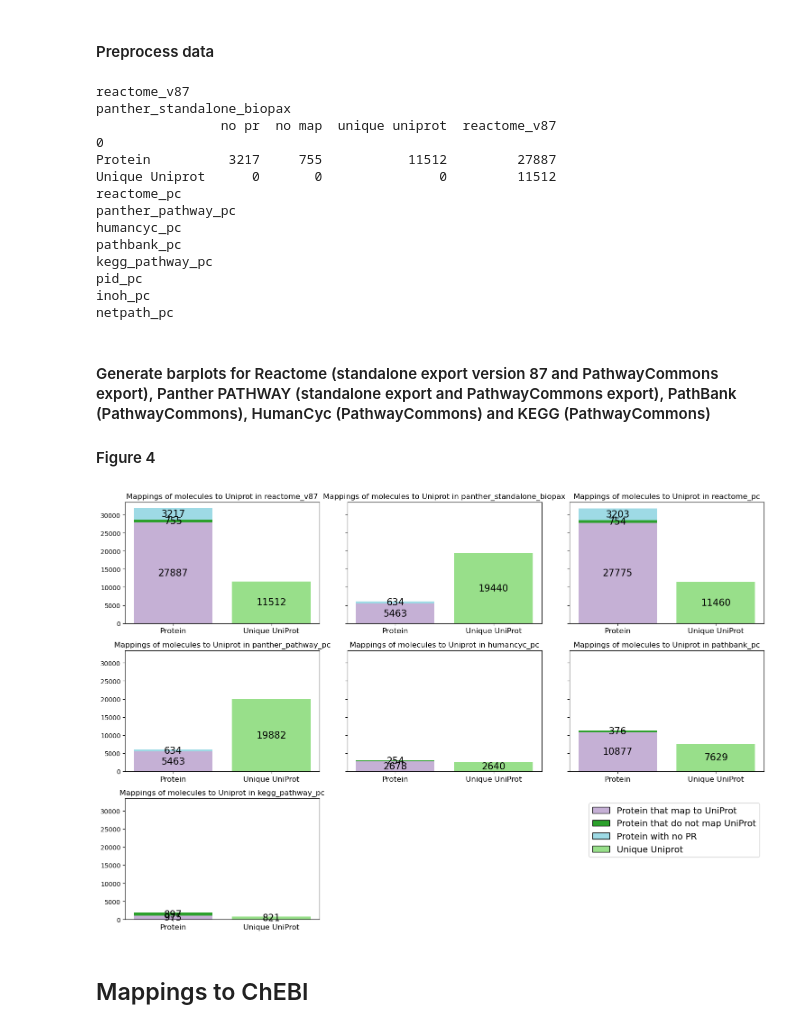
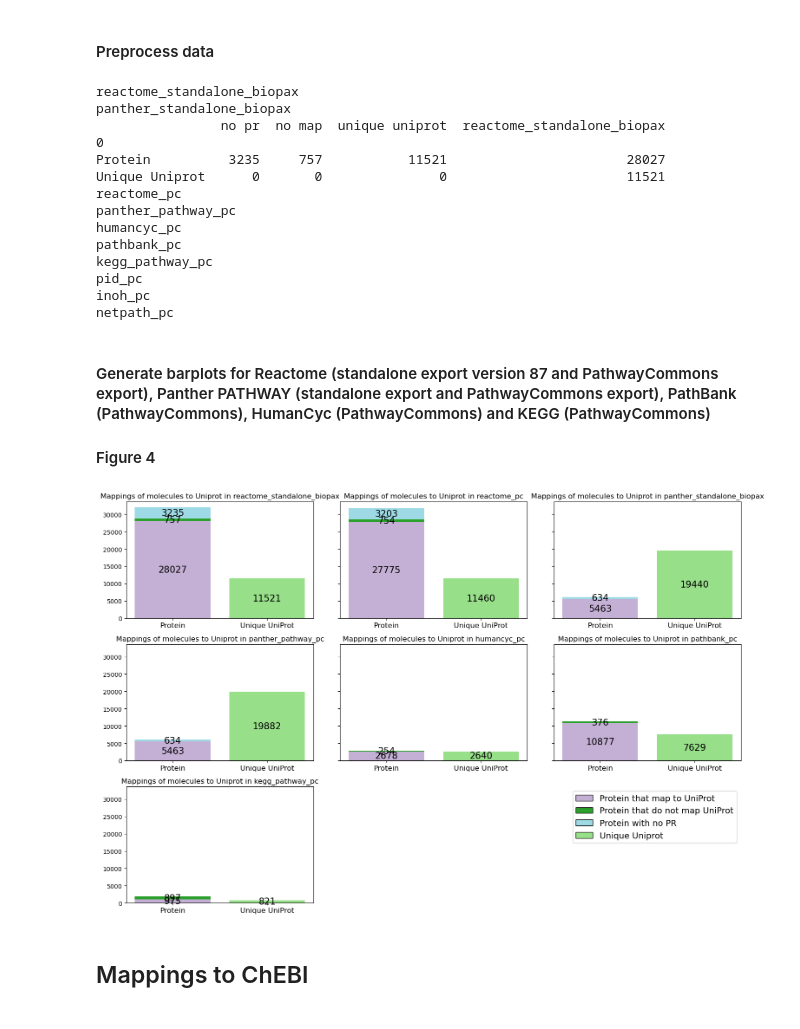
Before and after one commit to CecileBeust/BioPAXReview2024Codes, a Jupyter notebook: Figure4-5/Scripts/03_barplots_mappings.ipynb, the cells around one changed output. Cells and saved outputs as stored; diff of their text form; code cells hidden in the pictures.

Commit message:
update mappings barplots

```diff
--- a/Figure4-5/Scripts/03_barplots_mappings.ipynb
+++ b/Figure4-5/Scripts/03_barplots_mappings.ipynb
@@ -10,9 +10,9 @@ from matplotlib.patches import Patch
 #### Concatenate query results of mappings
 # %%
 # Concatenate query results for UniProt mappings
-reactome_v87_mappings_uniprot = pd.read_csv("../Results/reactome_v87_mappings_uniprot.csv", sep=",", skiprows=1, header=None, index_col=0)
+reactome_standalone_mappings_uniprot = pd.read_csv("../Results/reactome_standalone_mappings_uniprot.csv", sep=",", skiprows=1, header=None, index_col=0)
+reactome_pc_mappings_uniprot = pd.read_csv("../Results/reactome_pc_mappings_uniprot.csv", sep=",", skiprows=1, header=None, index_col=0)
 panther_standalone_mappings_uniprot = pd.read_csv("../Results/panther_standalone_mappings_uniprot.csv", sep=",", skiprows=1, header=None, index_col=0)
-reactome_pc_mappings_uniprot = pd.read_csv("../Results/reactome_pc_mappings_uniprot.csv", sep=",", skiprows=1, header=None, index_col=0)
 panther_pathway_pc_mappings_uniprot = pd.read_csv("../Results/panther_pc_mappings_uniprot.csv", sep=",", skiprows=1, header=None, index_col=0)
 pathbank_pc_mappings_uniprot = pd.read_csv("../Results/pathbank_pc_mappings_uniprot.csv", sep=",", skiprows=1, header=None, index_col=0)
 humancyc_pc_mappings_uniprot = pd.read_csv("../Results/humancyc_pc_mappings_uniprot.csv", sep=",", skiprows=1, header=None, index_col=0)
@@ -21,14 +21,14 @@ pid_pc_mappings_uniprot = pd.read_csv("../Results/pid_pc_mappings_uniprot.csv",
 inoh_pc_mappings_uniprot = pd.read_csv("../Results/inoh_pc_mappings_uniprot.csv", sep=",", skiprows=1, header=None, index_col=0)
 netpath_pc_mappings_uniprot = pd.read_csv("../Results/netpath_pc_mappings_uniprot.csv", sep=",", skiprows=1, header=None, index_col=0)
 
-concat_df_uniprot = pd.concat([reactome_v87_mappings_uniprot, panther_standalone_mappings_uniprot[1], reactome_pc_mappings_uniprot[1], panther_pathway_pc_mappings_uniprot[1], pathbank_pc_mappings_uniprot[1], humancyc_pc_mappings_uniprot[1], kegg_pathway_pc_mappings_uniprot[1], pid_pc_mappings_uniprot[1], inoh_pc_mappings_uniprot[1], netpath_pc_mappings_uniprot[1]], axis=1, ignore_index=True)
-concat_df_uniprot.columns = ["reactome_v87", "panther_standalone_biopax", "reactome_pc", "panther_pathway_pc", "pathbank_pc", "humancyc_pc", "kegg_pathway_pc", "pid_pc", "inoh_pc", "netpath_pc"]
+concat_df_uniprot = pd.concat([reactome_standalone_mappings_uniprot, reactome_pc_mappings_uniprot[1], panther_standalone_mappings_uniprot[1], panther_pathway_pc_mappings_uniprot[1], pathbank_pc_mappings_uniprot[1], humancyc_pc_mappings_uniprot[1], kegg_pathway_pc_mappings_uniprot[1], pid_pc_mappings_uniprot[1], inoh_pc_mappings_uniprot[1], netpath_pc_mappings_uniprot[1]], axis=1, ignore_index=True)
+concat_df_uniprot.columns = ["reactome_standalone_biopax", "reactome_pc", "panther_standalone_biopax", "panther_pathway_pc", "pathbank_pc", "humancyc_pc", "kegg_pathway_pc", "pid_pc", "inoh_pc", "netpath_pc"]
 concat_df_uniprot.to_csv("../Results/Mappings_Uniprot.csv", sep=",")
 
 # Concatenate query results for ChEBI mappings
-reactome_v87_mappings_chebi = pd.read_csv("../Results/reactome_v87_mappings_chebi.csv", sep=",", skiprows=1, header=None, index_col=0)
+reactome_standalone_mappings_chebi = pd.read_csv("../Results/reactome_standalone_mappings_chebi.csv", sep=",", skiprows=1, header=None, index_col=0)
+reactome_pc_mappings_chebi = pd.read_csv("../Results/reactome_pc_mappings_chebi.csv", sep=",", skiprows=1, header=None, index_col=0)
 panther_standalone_mappings_chebi = pd.read_csv("../Results/panther_standalone_biopax_mappings_chebi.csv", sep=",", skiprows=1, header=None, index_col=0)
-reactome_pc_mappings_chebi = pd.read_csv("../Results/reactome_pc_mappings_chebi.csv", sep=",", skiprows=1, header=None, index_col=0)
 panther_pathway_pc_mappings_chebi = pd.read_csv("../Results/panther_pc_mappings_chebi.csv", sep=",", skiprows=1, header=None, index_col=0)
 pathbank_pc_mappings_chebi = pd.read_csv("../Results/pathbank_pc_mappings_chebi.csv", sep=",", skiprows=1, header=None, index_col=0)
 humancyc_pc_mappings_chebi = pd.read_csv("../Results/humancyc_pc_mappings_chebi.csv", sep=",", skiprows=1, header=None, index_col=0)
@@ -37,8 +37,8 @@ pid_pc_mappings_chebi = pd.read_csv("../Results/pid_pc_mappings_chebi.csv", sep=
 inoh_pc_mappings_chebi = pd.read_csv("../Results/inoh_pc_mappings_chebi.csv", sep=",", skiprows=1, header=None, index_col=0)
 netpath_pc_mappings_chebi = pd.read_csv("../Results/netpath_pc_mappings_chebi.csv", sep=",", skiprows=1, header=None, index_col=0)
 
-concat_df_chebi = pd.concat([reactome_v87_mappings_chebi, panther_standalone_mappings_chebi[1], reactome_pc_mappings_chebi[1], panther_pathway_pc_mappings_chebi[1], pathbank_pc_mappings_chebi[1], humancyc_pc_mappings_chebi[1], kegg_pathway_pc_mappings_chebi[1], pid_pc_mappings_chebi[1], inoh_pc_mappings_chebi[1], netpath_pc_mappings_chebi[1]], axis=1, ignore_index=True)
-concat_df_chebi.columns = ["reactome_v87", "panther_standalone_biopax", "reactome_pc", "panther_pathway_pc", "pathbank_pc", "humancyc_pc", "kegg_pathway_pc", "pid_pc", "inoh_pc", "netpath_pc"]
+concat_df_chebi = pd.concat([reactome_standalone_mappings_chebi, reactome_pc_mappings_chebi[1], panther_standalone_mappings_chebi[1], panther_pathway_pc_mappings_chebi[1], pathbank_pc_mappings_chebi[1], humancyc_pc_mappings_chebi[1], kegg_pathway_pc_mappings_chebi[1], pid_pc_mappings_chebi[1], inoh_pc_mappings_chebi[1], netpath_pc_mappings_chebi[1]], axis=1, ignore_index=True)
+concat_df_chebi.columns = ["reactome_standalone_biopax", "reactome_pc", "panther_standalone_biopax", "panther_pathway_pc", "pathbank_pc", "humancyc_pc", "kegg_pathway_pc", "pid_pc", "inoh_pc", "netpath_pc"]
 concat_df_chebi.to_csv("../Results/Mappings_ChEBI.csv", sep=",")
 # %% [markdown]
 ## Mappings to UniProt
@@ -65,10 +65,10 @@ def replace_nan_with_zero(df):
     return df.fillna(0)
 
 
-subdata_reactome_v87_uniprot = preprocess_data_uniprot(concat_df_uniprot, "reactome_v87")
+subdata_reactome_standalone_uniprot = preprocess_data_uniprot(concat_df_uniprot, "reactome_standalone_biopax")
 subdata_panther_standalone_uniprot = preprocess_data_uniprot(concat_df_uniprot, "panther_standalone_biopax")
 subdata_panther_standalone_uniprot = replace_nan_with_zero(subdata_panther_standalone_uniprot)
-print(subdata_reactome_v87_uniprot)
+print(subdata_reactome_standalone_uniprot)
 
 subdata_reactome_pc_uniprot = preprocess_data_uniprot(concat_df_uniprot, "reactome_pc")
 subdata_panther_pathway_pc_uniprot = preprocess_data_uniprot(concat_df_uniprot, "panther_pathway_pc")
@@ -83,12 +83,12 @@ subdata_inoh_pc_uniprot = replace_nan_with_zero(subdata_inoh_pc_uniprot)
 
 subdata_netpath_pc_uniprot = preprocess_data_uniprot(concat_df_uniprot, "netpath_pc")
 # %% [output]
-reactome_v87
+reactome_standalone_biopax
 panther_standalone_biopax
-                no pr  no map  unique uniprot  reactome_v87
+                no pr  no map  unique uniprot  reactome_standalone_biopax
 0
-Protein          3217     755           11512         27887
-Unique Uniprot      0       0               0         11512
+Protein          3235     757           11521                       28027
+Unique Uniprot      0       0               0                       11521
 reactome_pc
 panther_pathway_pc
 humancyc_pc
@@ -124,37 +124,37 @@ def plot_stack_barplot_uniprot(ax, col, new_df):
 legend_elements = [
     Patch(facecolor="#C5B0D5", edgecolor='black', label='Protein that map to UniProt'),
     Patch(facecolor="#2CA02C", edgecolor='black', label='Protein that do not map UniProt'),
     Patch(facecolor="#9EDAE5", edgecolor='black', label='Protein with no PR'),
     Patch(facecolor="#98DF8A", edgecolor='black', label='Unique Uniprot')
 ]
 
 # Place the legend outside the plot
 plt.legend(handles=legend_elements, loc="upper right", fontsize=14)
 
 # Plot the 7 subplots
-plot_stack_barplot_uniprot(ax=axs[0, 0], col="reactome_v87", new_df=subdata_reactome_v87_uniprot)
-plot_stack_barplot_uniprot(ax=axs[0, 1], col="panther_standalone_biopax", new_df=subdata_panther_standalone_uniprot)
-plot_stack_barplot_uniprot(ax=axs[0, 2], col="reactome_pc", new_df=subdata_reactome_pc_uniprot)
+plot_stack_barplot_uniprot(ax=axs[0, 0], col="reactome_standalone_biopax", new_df=subdata_reactome_standalone_uniprot)
+plot_stack_barplot_uniprot(ax=axs[0, 1], col="reactome_pc", new_df=subdata_reactome_pc_uniprot)
+plot_stack_barplot_uniprot(ax=axs[0, 2], col="panther_standalone_biopax", new_df=subdata_panther_standalone_uniprot)
 plot_stack_barplot_uniprot(ax=axs[1, 0], col="panther_pathway_pc", new_df=subdata_panther_pathway_pc_uniprot)
 plot_stack_barplot_uniprot(ax=axs[1, 1], col="humancyc_pc", new_df=subdata_humancyc_pc_uniprot)
 plot_stack_barplot_uniprot(ax=axs[1, 2], col="pathbank_pc", new_df=subdata_pathbank_pc_uniprot)
 plot_stack_barplot_uniprot(ax=axs[2, 0], col="kegg_pathway_pc", new_df=subdata_kegg_pathway_pc_uniprot)
 
 # Hide the empty last subplot
 axs[2, 1].axis('off')
 axs[2, 2].axis('off')
 
 # Adjust layout to fit everything neatly
 plt.tight_layout()
 
 # Save the figures
 plt.savefig("../Results/Fig4_Mappings_UniProt.png", dpi=300)
 plt.savefig("../Results/Fig4_Mappings_UniProt.svg", dpi=300)
 
 # Display the plot
 plt.show()
 # %% [output]
-[figure, old version]
+[figure, new version]
 # %% [markdown]
 ## Mappings to ChEBI
 # %% [markdown]
```
Also changed, not shown: parts of 4 cells of this notebook, 10 other files.
